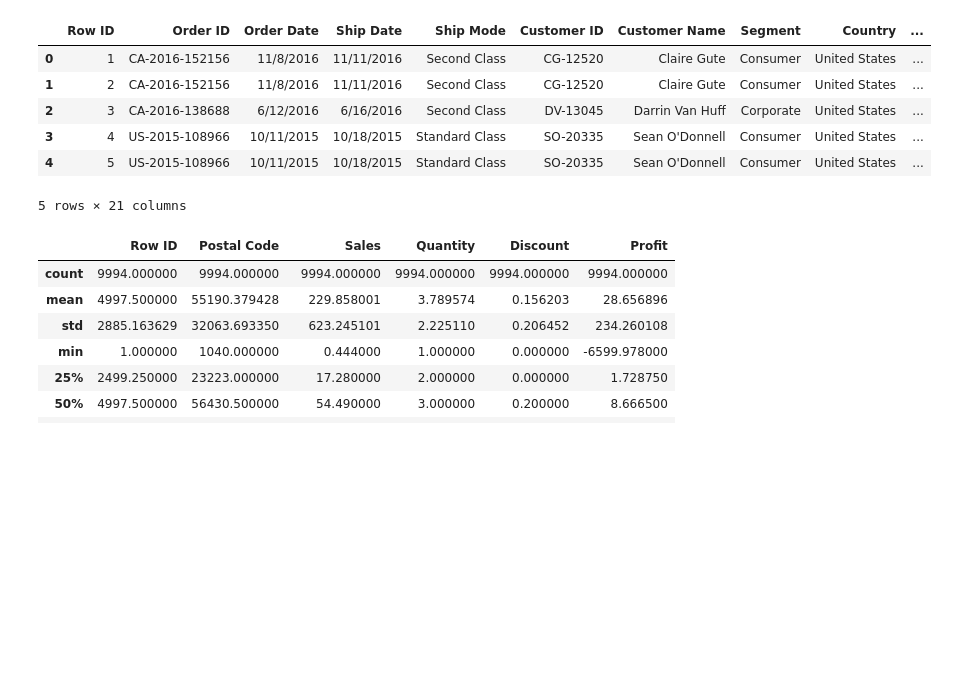
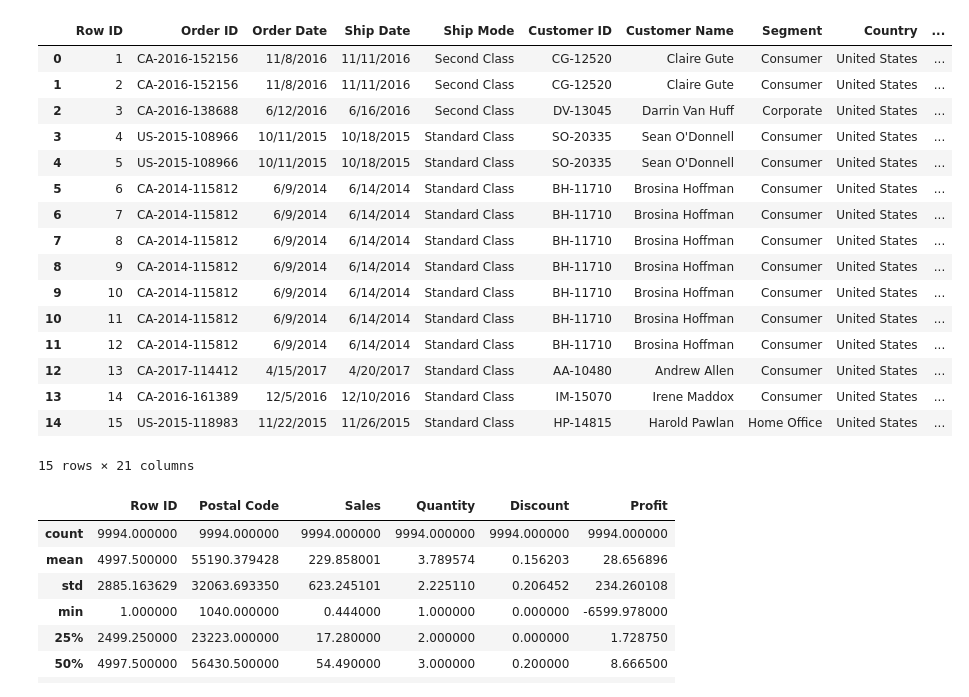
Before and after one commit to HoussamCS/Superstore_project, a Jupyter notebook: superStore.ipynb, the cells around one changed output. Drawn from its saved outputs; the diff is of its cells as text; code cells hidden in the pictures; blank space fills up the shorter version.

```diff
--- a/superStore.ipynb
+++ b/superStore.ipynb
@@ -9,15 +9,25 @@ warnings.filterwarnings('ignore')
 # %%
 df = pd.read_csv('./Superstore_dataset.csv',encoding='windows-1252')
 # %%
-df.head(5)
+df.head(15)
 # %% [output]
 |  | Row ID | Order ID | Order Date | Ship Date | Ship Mode | Customer ID | Customer Name | Segment | Country | ... |
 | 0 | 1 | CA-2016-152156 | 11/8/2016 | 11/11/2016 | Second Class | CG-12520 | Claire Gute | Consumer | United States | ... |
 | 1 | 2 | CA-2016-152156 | 11/8/2016 | 11/11/2016 | Second Class | CG-12520 | Claire Gute | Consumer | United States | ... |
 | 2 | 3 | CA-2016-138688 | 6/12/2016 | 6/16/2016 | Second Class | DV-13045 | Darrin Van Huff | Corporate | United States | ... |
 | 3 | 4 | US-2015-108966 | 10/11/2015 | 10/18/2015 | Standard Class | SO-20335 | Sean O'Donnell | Consumer | United States | ... |
 | 4 | 5 | US-2015-108966 | 10/11/2015 | 10/18/2015 | Standard Class | SO-20335 | Sean O'Donnell | Consumer | United States | ... |
+| 5 | 6 | CA-2014-115812 | 6/9/2014 | 6/14/2014 | Standard Class | BH-11710 | Brosina Hoffman | Consumer | United States | ... |
+| 6 | 7 | CA-2014-115812 | 6/9/2014 | 6/14/2014 | Standard Class | BH-11710 | Brosina Hoffman | Consumer | United States | ... |
+| 7 | 8 | CA-2014-115812 | 6/9/2014 | 6/14/2014 | Standard Class | BH-11710 | Brosina Hoffman | Consumer | United States | ... |
+| 8 | 9 | CA-2014-115812 | 6/9/2014 | 6/14/2014 | Standard Class | BH-11710 | Brosina Hoffman | Consumer | United States | ... |
+| 9 | 10 | CA-2014-115812 | 6/9/2014 | 6/14/2014 | Standard Class | BH-11710 | Brosina Hoffman | Consumer | United States | ... |
+| 10 | 11 | CA-2014-115812 | 6/9/2014 | 6/14/2014 | Standard Class | BH-11710 | Brosina Hoffman | Consumer | United States | ... |
+| 11 | 12 | CA-2014-115812 | 6/9/2014 | 6/14/2014 | Standard Class | BH-11710 | Brosina Hoffman | Consumer | United States | ... |
+| 12 | 13 | CA-2017-114412 | 4/15/2017 | 4/20/2017 | Standard Class | AA-10480 | Andrew Allen | Consumer | United States | ... |
+| 13 | 14 | CA-2016-161389 | 12/5/2016 | 12/10/2016 | Standard Class | IM-15070 | Irene Maddox | Consumer | United States | ... |
+| 14 | 15 | US-2015-118983 | 11/22/2015 | 11/26/2015 | Standard Class | HP-14815 | Harold Pawlan | Home Office | United States | ... |
-5 rows × 21 columns
+15 rows × 21 columns
 # %%
 df.describe()
 # %% [output]
```
